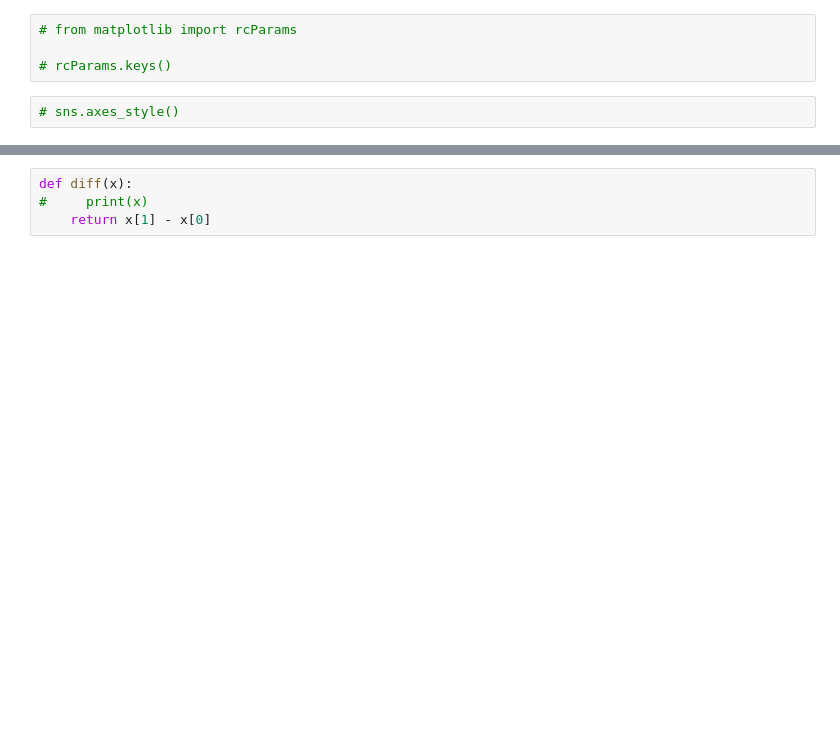
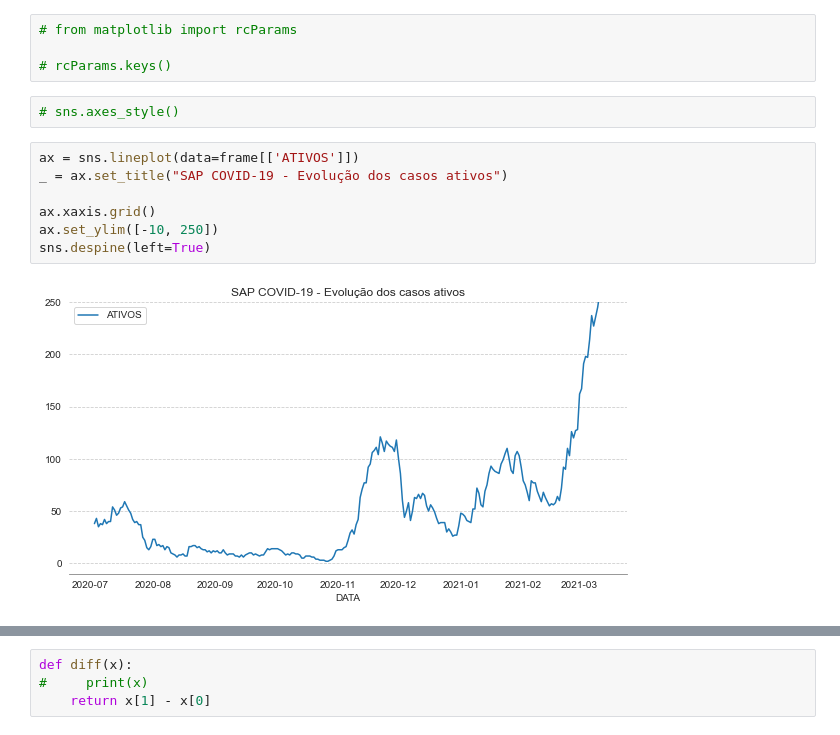
Before and after one commit to GiliardGodoi/covid-sap-data, a Jupyter notebook: notebooks/02_analise_exploratoria.ipynb, the cells around one changed output, grey strips where cells are left out. Drawn from its saved outputs; the diff is of its cells as text; blank space fills up the shorter version.

```diff
--- a/notebooks/02_analise_exploratoria.ipynb
+++ b/notebooks/02_analise_exploratoria.ipynb
@@ -89,3 +100,12 @@ sns.despine(left=True)
 # rcParams.keys()
 # %%
 # sns.axes_style()
+# %%
+ax = sns.lineplot(data=frame[['ATIVOS']])
+_ = ax.set_title("SAP COVID-19 - Evolução dos casos ativos")
+
+ax.xaxis.grid()
+ax.set_ylim([-10, 250])
+sns.despine(left=True)
+# %% [output]
+[figure, added]
```
Also changed, not shown: parts of 21 cells of this notebook.
